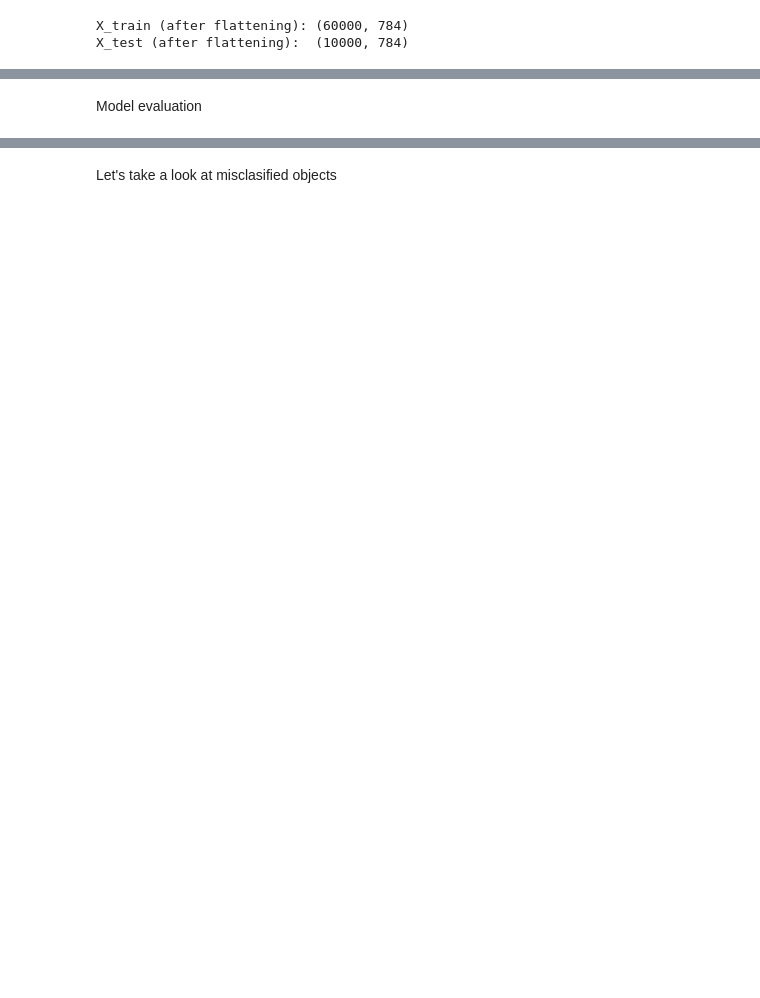
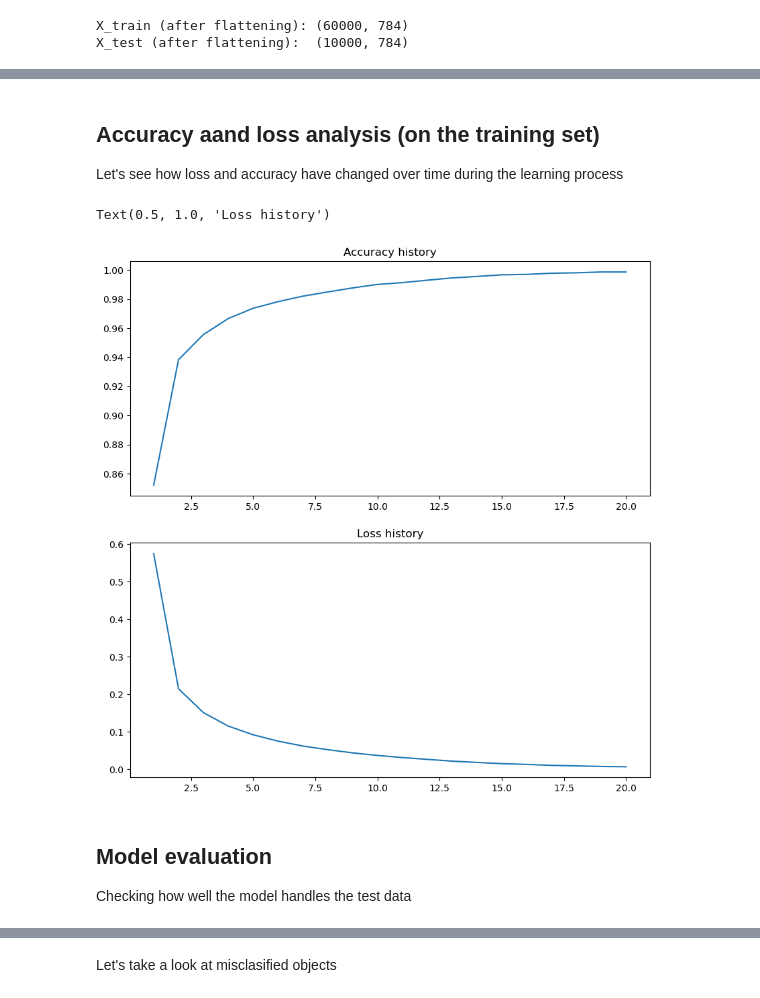
Before and after one commit to gerardmietek/mnist_nn, a Jupyter notebook: mnist_nn_notebook.ipynb, the cells around one changed output, grey strips where cells are left out. Cells and saved outputs as stored; diff of their text form; code cells hidden in the pictures; blank space fills up the shorter version.

```diff
--- a/mnist_nn_notebook.ipynb
+++ b/mnist_nn_notebook.ipynb
@@ -58,5 +67,5 @@ model.compile( optimizer = 'adam',
                loss = 'sparse_categorical_crossentropy',
                metrics = ['accuracy'] )
 
-model.fit(train_X, train_y, epochs = 10)
+history = model.fit(train_X, train_y, epochs = 20, batch_size = 100)
 # %% [output]
@@ -84,3 +109,20 @@ Epoch 10/10
+# %% [markdown]
+## Accuracy aand loss analysis (on the training set)
+Let's see how loss and accuracy have changed over time during the learning process
+# %%
+fig, axes = plt.subplots(2,1, figsize = (10,10))
+axes = axes.flatten()
+x_ax = range(1,21)
+
+axes[0].plot(x_ax, history.history['accuracy'])
+axes[0].set_title("Accuracy history")
+
+axes[1].plot(x_ax, history.history['loss'])
+axes[1].set_title("Loss history")
+# %% [output]
+Text(0.5, 1.0, 'Loss history')
+[figure, added]
 # %% [markdown]
-Model evaluation
+## Model evaluation
+Checking how well the model handles the test data
 # %%
```
Also changed, not shown: parts of 12 cells of this notebook.
